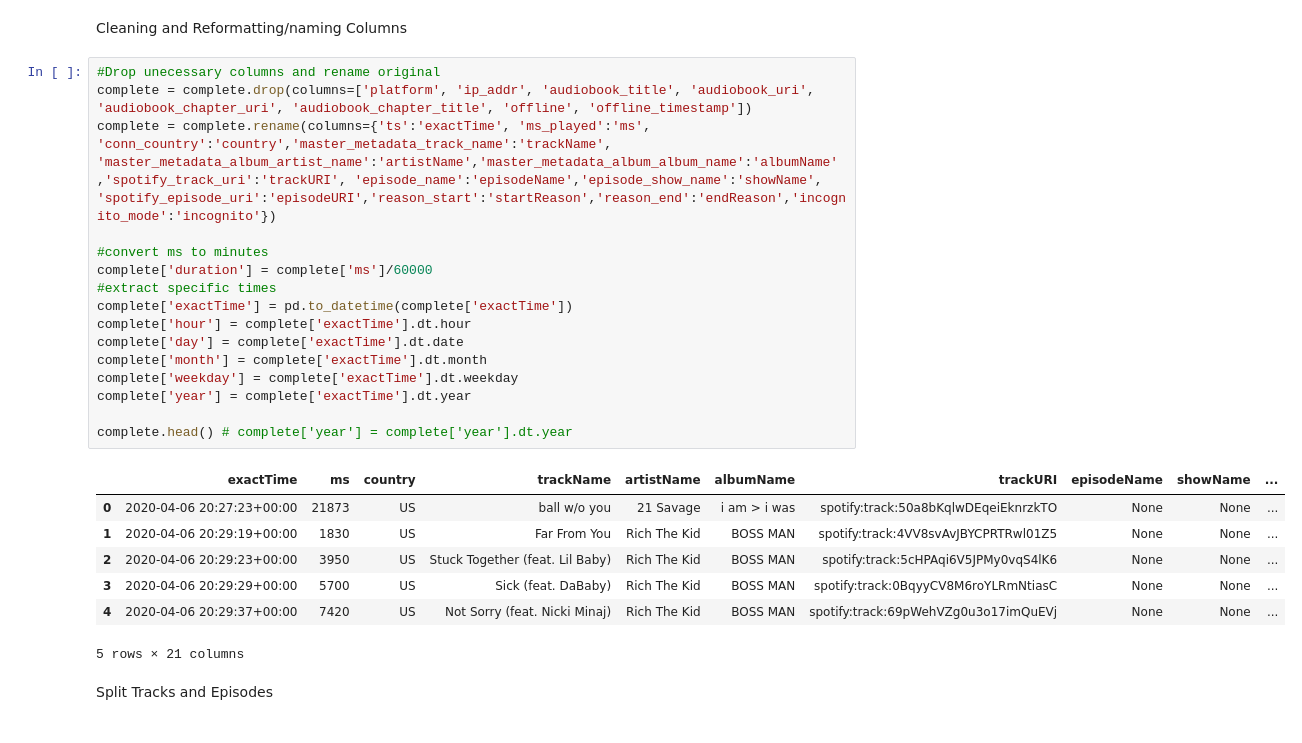
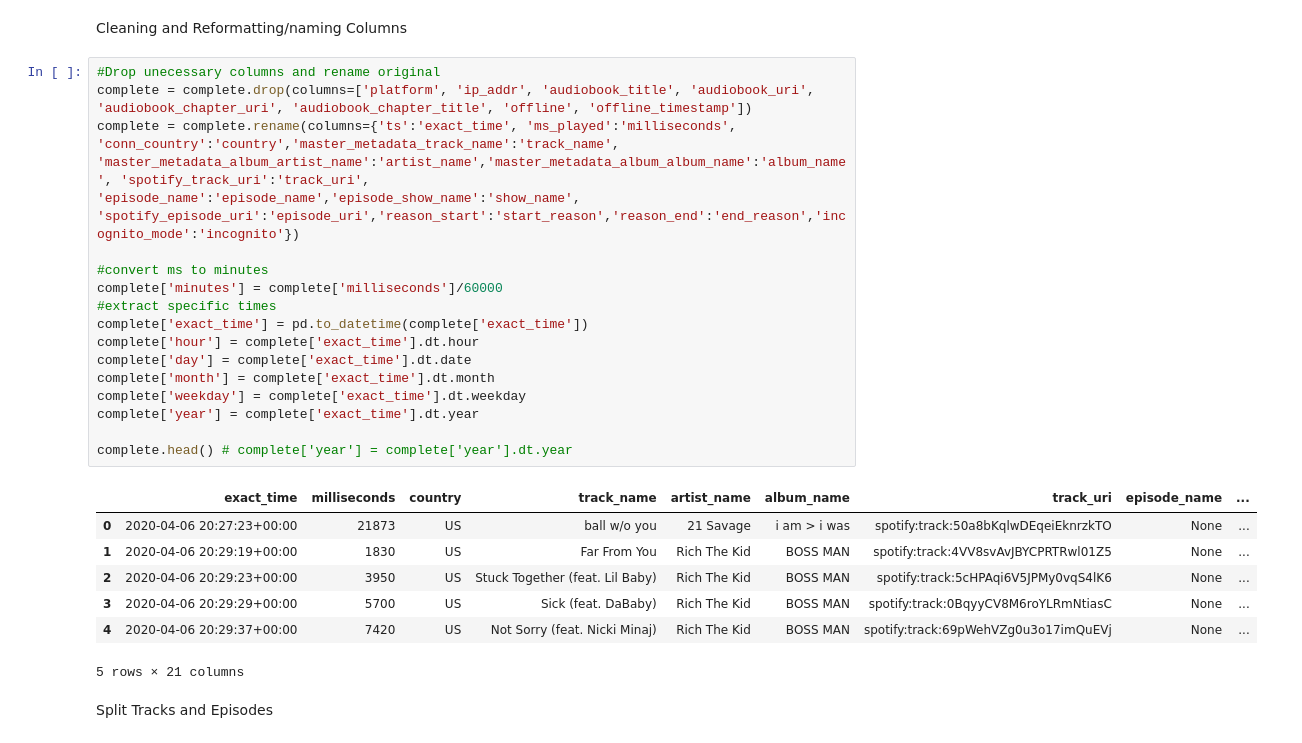
Before and after one commit to sydneychn/spotify-analysis, a Jupyter notebook: cleaning.ipynb, the cells around one changed output. Cells and saved outputs as stored; diff of their text form.

```diff
--- a/cleaning.ipynb
+++ b/cleaning.ipynb
@@ -40,26 +40,26 @@ Cleaning and Reformatting/naming Columns
 # %%
 #Drop unecessary columns and rename original
 complete = complete.drop(columns=['platform', 'ip_addr', 'audiobook_title', 'audiobook_uri', 'audiobook_chapter_uri', 'audiobook_chapter_title', 'offline', 'offline_timestamp'])
-complete = complete.rename(columns={'ts':'exactTime', 'ms_played':'ms', 'conn_country':'country','master_metadata_track_name':'trackName',	'master_metadata_album_artist_name':'artistName','master_metadata_album_album_name':'albumName'	,'spotify_track_uri':'trackURI', 'episode_name':'episodeName','episode_show_name':'showName', 'spotify_episode_uri':'episodeURI','reason_start':'startReason','reason_end':'endReason','incognito_mode':'incognito'})
+complete = complete.rename(columns={'ts':'exact_time', 'ms_played':'milliseconds', 'conn_country':'country','master_metadata_track_name':'track_name',	'master_metadata_album_artist_name':'artist_name','master_metadata_album_album_name':'album_name', 'spotify_track_uri':'track_uri', 'episode_name':'episode_name','episode_show_name':'show_name', 'spotify_episode_uri':'episode_uri','reason_start':'start_reason','reason_end':'end_reason','incognito_mode':'incognito'})
 
 #convert ms to minutes
-complete['duration'] = complete['ms']/60000
+complete['minutes'] = complete['milliseconds']/60000
 #extract specific times
-complete['exactTime'] = pd.to_datetime(complete['exactTime'])
-complete['hour'] = complete['exactTime'].dt.hour
-complete['day'] = complete['exactTime'].dt.date
-complete['month'] = complete['exactTime'].dt.month
-complete['weekday'] = complete['exactTime'].dt.weekday
-complete['year'] = complete['exactTime'].dt.year
+complete['exact_time'] = pd.to_datetime(complete['exact_time'])
+complete['hour'] = complete['exact_time'].dt.hour
+complete['day'] = complete['exact_time'].dt.date
+complete['month'] = complete['exact_time'].dt.month
+complete['weekday'] = complete['exact_time'].dt.weekday
+complete['year'] = complete['exact_time'].dt.year
 
 complete.head() # complete['year'] = complete['year'].dt.year
 # %% [output]
-|  | exactTime | ms | country | trackName | artistName | albumName | trackURI | episodeName | showName | ... |
-| 0 | 2020-04-06 20:27:23+00:00 | 21873 | US | ball w/o you | 21 Savage | i am > i was | spotify:track:50a8bKqlwDEqeiEknrzkTO | None | None | ... |
-| 1 | 2020-04-06 20:29:19+00:00 | 1830 | US | Far From You | Rich The Kid | BOSS MAN | spotify:track:4VV8svAvJBYCPRTRwl01Z5 | None | None | ... |
-| 2 | 2020-04-06 20:29:23+00:00 | 3950 | US | Stuck Together (feat. Lil Baby) | Rich The Kid | BOSS MAN | spotify:track:5cHPAqi6V5JPMy0vqS4lK6 | None | None | ... |
-| 3 | 2020-04-06 20:29:29+00:00 | 5700 | US | Sick (feat. DaBaby) | Rich The Kid | BOSS MAN | spotify:track:0BqyyCV8M6roYLRmNtiasC | None | None | ... |
-| 4 | 2020-04-06 20:29:37+00:00 | 7420 | US | Not Sorry (feat. Nicki Minaj) | Rich The Kid | BOSS MAN | spotify:track:69pWehVZg0u3o17imQuEVj | None | None | ... |
+|  | exact_time | milliseconds | country | track_name | artist_name | album_name | track_uri | episode_name | ... |
+| 0 | 2020-04-06 20:27:23+00:00 | 21873 | US | ball w/o you | 21 Savage | i am > i was | spotify:track:50a8bKqlwDEqeiEknrzkTO | None | ... |
+| 1 | 2020-04-06 20:29:19+00:00 | 1830 | US | Far From You | Rich The Kid | BOSS MAN | spotify:track:4VV8svAvJBYCPRTRwl01Z5 | None | ... |
+| 2 | 2020-04-06 20:29:23+00:00 | 3950 | US | Stuck Together (feat. Lil Baby) | Rich The Kid | BOSS MAN | spotify:track:5cHPAqi6V5JPMy0vqS4lK6 | None | ... |
+| 3 | 2020-04-06 20:29:29+00:00 | 5700 | US | Sick (feat. DaBaby) | Rich The Kid | BOSS MAN | spotify:track:0BqyyCV8M6roYLRmNtiasC | None | ... |
+| 4 | 2020-04-06 20:29:37+00:00 | 7420 | US | Not Sorry (feat. Nicki Minaj) | Rich The Kid | BOSS MAN | spotify:track:69pWehVZg0u3o17imQuEVj | None | ... |
 5 rows × 21 columns
 # %% [markdown]
 Split Tracks and Episodes
```
Also changed, not shown: parts of 7 cells of this notebook, 2 other files.
